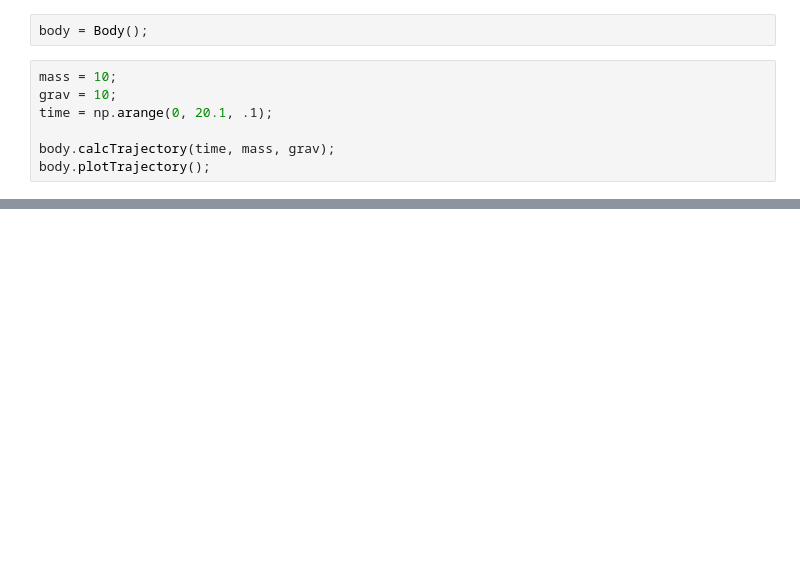
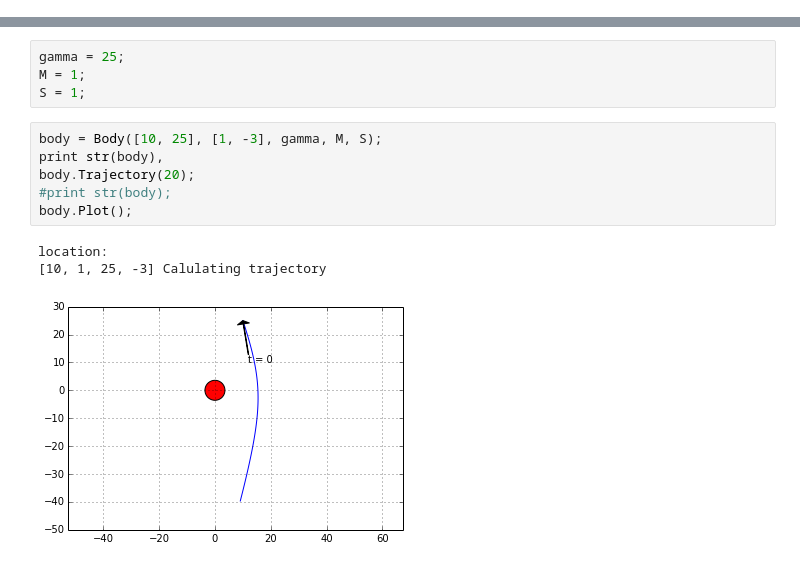
Before and after one commit to cucucachu/PHYS202-S14, a Jupyter notebook: GalaxyMerger/GalaxyMerger.ipynb, the cells around one changed output, grey strips where cells are left out. Drawn from its saved outputs; the diff is of its cells as text; blank space fills up the shorter version.

```diff
--- a/GalaxyMerger/GalaxyMerger.ipynb
+++ b/GalaxyMerger/GalaxyMerger.ipynb
@@ -35,9 +0,0 @@ class Body(object):
-# %%
-body = Body();
-# %%
-mass = 10;
-grav = 10;
-time = np.arange(0, 20.1, .1);
-
-body.calcTrajectory(time, mass, grav);
-body.plotTrajectory();
@@ -61,0 +145,14 @@ Run with full_output = 1 to get quantitative information.
+# %%
+gamma = 25;
+M = 1;
+S = 1;
+# %%
+body = Body([10, 25], [1, -3], gamma, M, S);
+print str(body),
+body.Trajectory(20);
+#print str(body);
+body.Plot();
+# %% [output]
+location:
+[10, 1, 25, -3] Calulating trajectory
+[figure, added]
```
Also changed, not shown: parts of 6 cells of this notebook, 2 other files.
